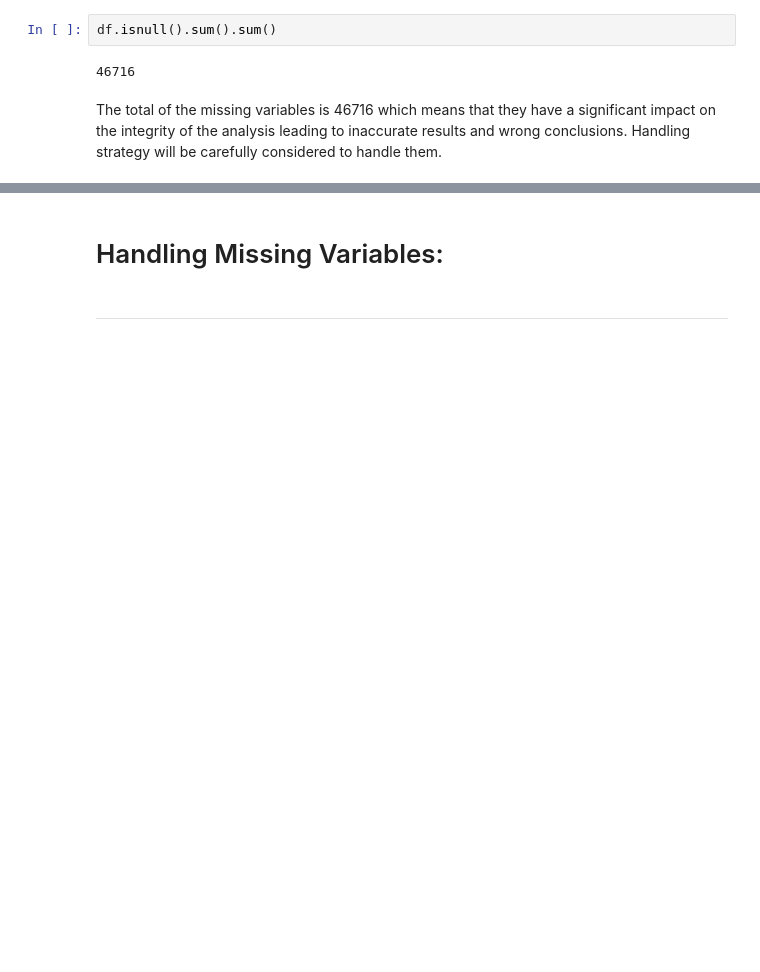
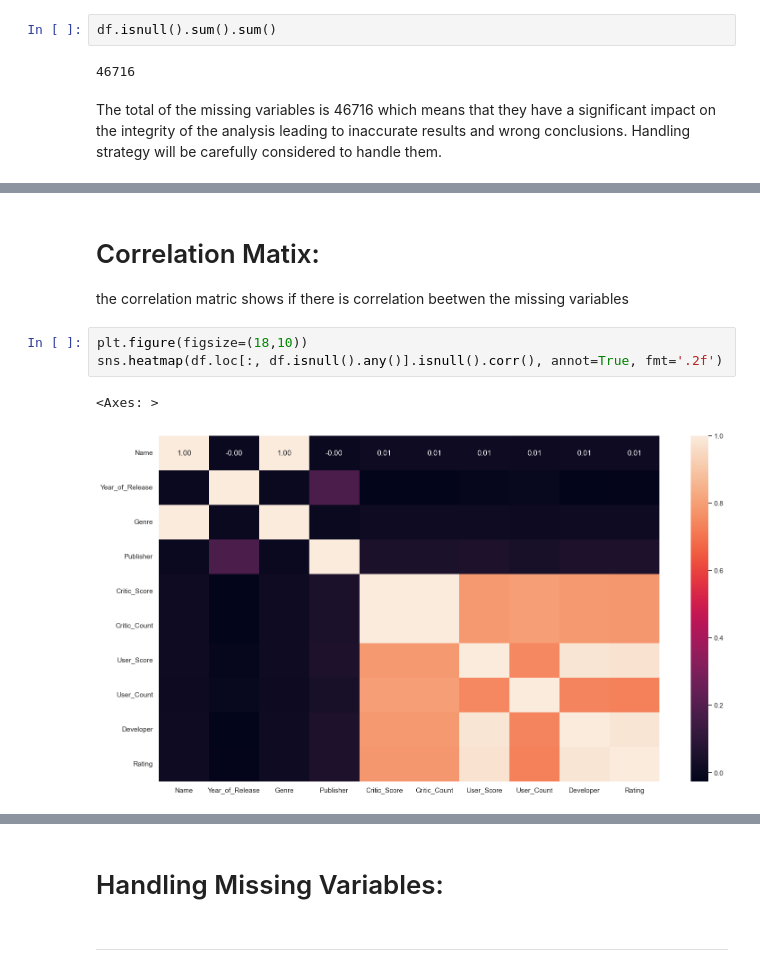
Before and after one commit to Sba23037/CristinaPriolo_DVizHDip_CA1, a Jupyter notebook: CristinaPriolo_DVizHDip_CA1.ipynb, the cells around one changed output, grey strips where cells are left out. Saved outputs shown, nothing was run; the diff lists cells and outputs as text; blank space fills up the shorter version.

```diff
--- a/CristinaPriolo_DVizHDip_CA1.ipynb
+++ b/CristinaPriolo_DVizHDip_CA1.ipynb
@@ -291,0 +311,10 @@ The total of the missing variables is 46716 which means that they have a signifi
+# %% [markdown]
+# Correlation Matix:
+
+the correlation matric shows if there is correlation beetwen the missing variables
+# %%
+plt.figure(figsize=(18,10))
+sns.heatmap(df.loc[:, df.isnull().any()].isnull().corr(), annot=True, fmt='.2f')
+# %% [output]
+<Axes: >
+[figure, added]
```
Also changed, not shown: parts of 44 cells of this notebook.
